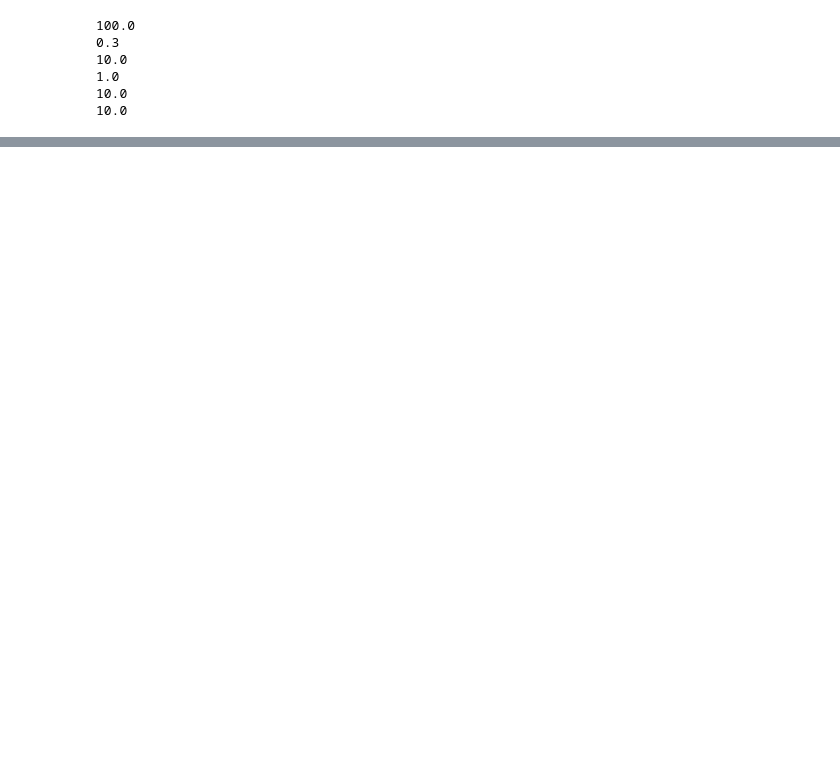
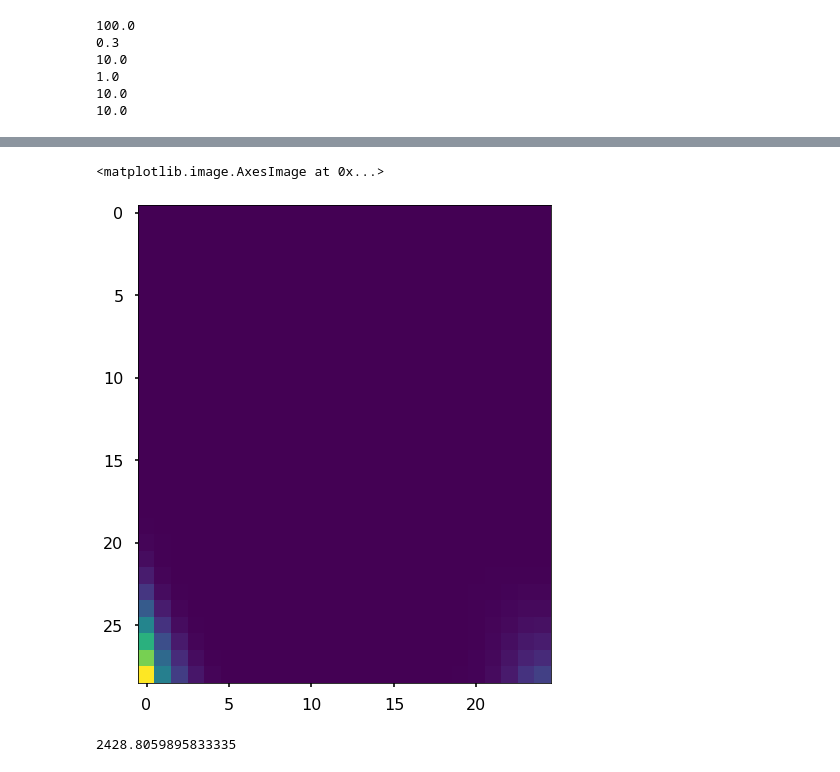
Before and after one commit to mpound/pdrttest, a Jupyter notebook: compute chisq.ipynb, the cells around one changed output, grey strips where cells are left out. Saved outputs shown, nothing was run; the diff lists cells and outputs as text; code cells hidden in the pictures; blank space fills up the shorter version.

```diff
--- a/compute chisq.ipynb
+++ b/compute chisq.ipynb
@@ -519,3 +632,16 @@ p.plotChisq(cmap='plasma')
+# %%
+k = fits.open("chisq.fits")[0]
+plt.imshow(k.data)
+# %% [output]
+<matplotlib.image.AxesImage at 0x...>
+[figure, added]
+# %%
+np.shape(p._chisq)
+np.argwhere(p._chisq.data == np.min(p._chisq.data))[0]
+divmod(p._chisq.data.argmin(),p._chisq.data.shape[1])
+p._chisq.data[18,7]/3
+# %% [output]
+2428.8059895833335
 # %%
 x = CCDData.read("/lupus/mpound/WITS/Docs/pdrt/co7610webpth.fits",unit='adu')
 z = fits.open("/lupus/mpound/WITS/Docs/pdrt/co7610webpth.fits")
```
Also changed, not shown: parts of 10 cells of this notebook.
